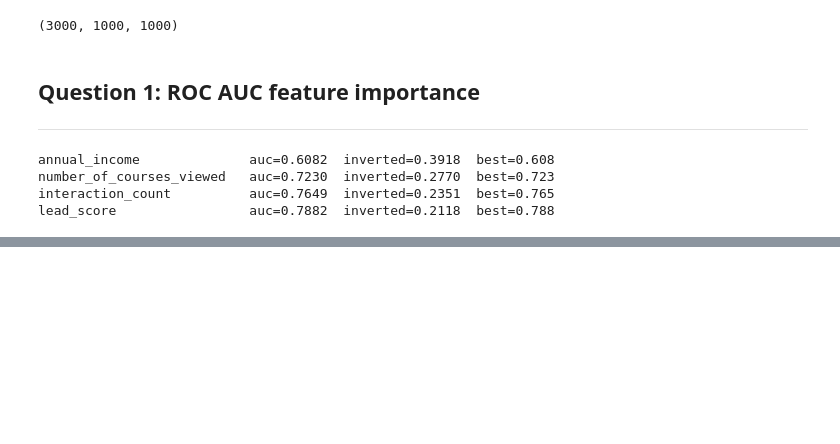
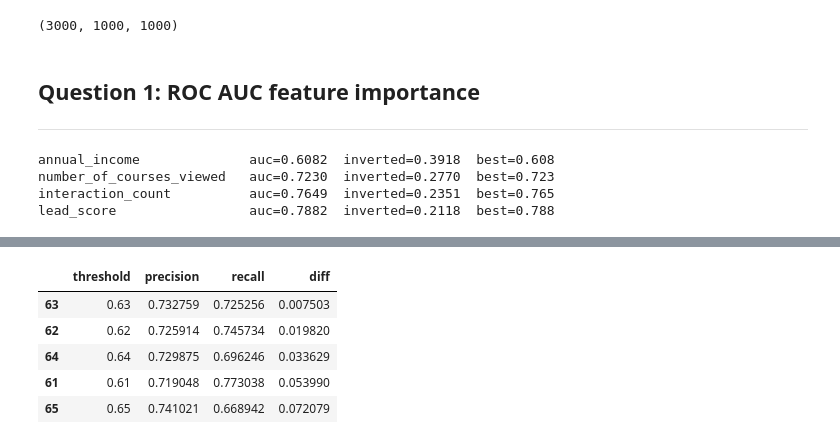
Before and after one commit to fjrNr/ml-zoomcamp, a Jupyter notebook: 04/notebook.ipynb, the cells around one changed output, grey strips where cells are left out. Saved outputs shown, nothing was run; the diff lists cells and outputs as text; code cells hidden in the pictures; blank space fills up the shorter version.

```diff
--- a/04/notebook.ipynb
+++ b/04/notebook.ipynb
@@ -92,0 +151,12 @@ lead_score                 auc=0.7882  inverted=0.2118  best=0.788
+# %%
+# ignore thresholds where BOTH metrics are zero, then take the smallest |P - R|
+d = df_scores[(df_scores.precision > 0) | (df_scores.recall > 0)].copy()
+d['diff'] = (d.precision - d.recall).abs()
+d.sort_values(['diff', 'threshold']).head()
+# %% [output]
+|  | threshold | precision | recall | diff |
+| 63 | 0.63 | 0.732759 | 0.725256 | 0.007503 |
+| 62 | 0.62 | 0.725914 | 0.745734 | 0.019820 |
+| 64 | 0.64 | 0.729875 | 0.696246 | 0.033629 |
+| 61 | 0.61 | 0.719048 | 0.773038 | 0.053990 |
+| 65 | 0.65 | 0.741021 | 0.668942 | 0.072079 |
```
Also changed, not shown: parts of 6 cells of this notebook.
